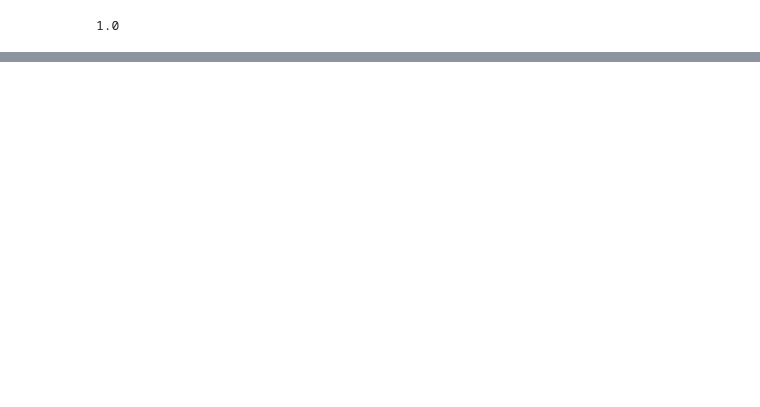
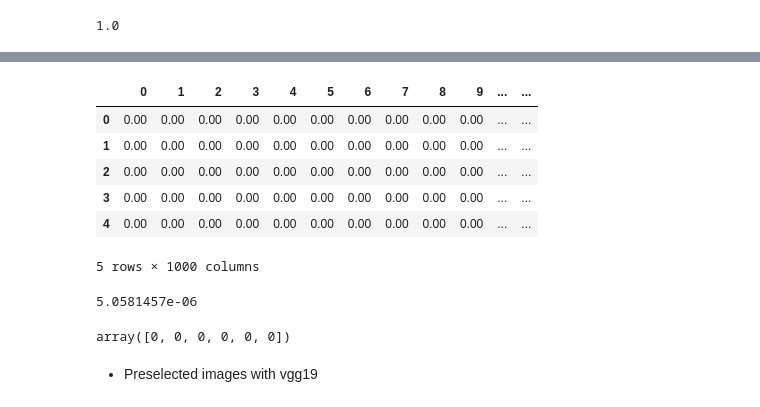
Before and after one commit to GerardDD/PR_Final_PeriapicalRadiography_Classification, a Jupyter notebook: Modelo/Model_creation.ipynb, the cells around one changed output, grey strips where cells are left out. Saved outputs shown, nothing was run; the diff lists cells and outputs as text; code cells hidden in the pictures; blank space fills up the shorter version.

```diff
--- a/Modelo/Model_creation.ipynb
+++ b/Modelo/Model_creation.ipynb
@@ -1125,0 +1130,3 @@ model.score(X_test,y_test)
+# %%
+for i,j in zip(y_pred,y_test):
+    print(i,j)
@@ -1154,0 +1182,2 @@ auc(fpr, tpr)
+# %%
+prueba_arr = pickle.load(open('/Users/cnieto/IronHack/Personal_projects/PR_Final_PeriapicalRadiography_Classification/Image_preprocessing/real_test.txt','rb'))
@@ -1154,0 +1186,33 @@ auc(fpr, tpr)
+# %%
+df_prueba = pd.DataFrame(
+    columns= range(0,len(prueba_arr[0][0])),
+    index= range(0,len(prueba_arr)))
+# %%
+pos = -1
+for i in prueba_arr:
+    for j in i:
+        col = 0
+        pos += 1
+        for z in j:
+            df_prueba.iloc[pos,col] = z
+            col += 1
+# %%
+df_prueba.head()
+# %% [output]
+|  | 0 | 1 | 2 | 3 | 4 | 5 | 6 | 7 | 8 | 9 | ... | ... |
+| 0 | 0.00 | 0.00 | 0.00 | 0.00 | 0.00 | 0.00 | 0.00 | 0.00 | 0.00 | 0.00 | ... | ... |
+| 1 | 0.00 | 0.00 | 0.00 | 0.00 | 0.00 | 0.00 | 0.00 | 0.00 | 0.00 | 0.00 | ... | ... |
+| 2 | 0.00 | 0.00 | 0.00 | 0.00 | 0.00 | 0.00 | 0.00 | 0.00 | 0.00 | 0.00 | ... | ... |
+| 3 | 0.00 | 0.00 | 0.00 | 0.00 | 0.00 | 0.00 | 0.00 | 0.00 | 0.00 | 0.00 | ... | ... |
+| 4 | 0.00 | 0.00 | 0.00 | 0.00 | 0.00 | 0.00 | 0.00 | 0.00 | 0.00 | 0.00 | ... | ... |
+5 rows × 1000 columns
+# %%
+df_prueba.loc[0,500]
+# %% [output]
+5.0581457e-06
+# %%
+model.predict(df_prueba)
+# %% [output]
+array([0, 0, 0, 0, 0, 0])
+# %% [markdown]
+- Preselected images with vgg19
```
Also changed, not shown: parts of 137 cells of this notebook, 19 other files.
